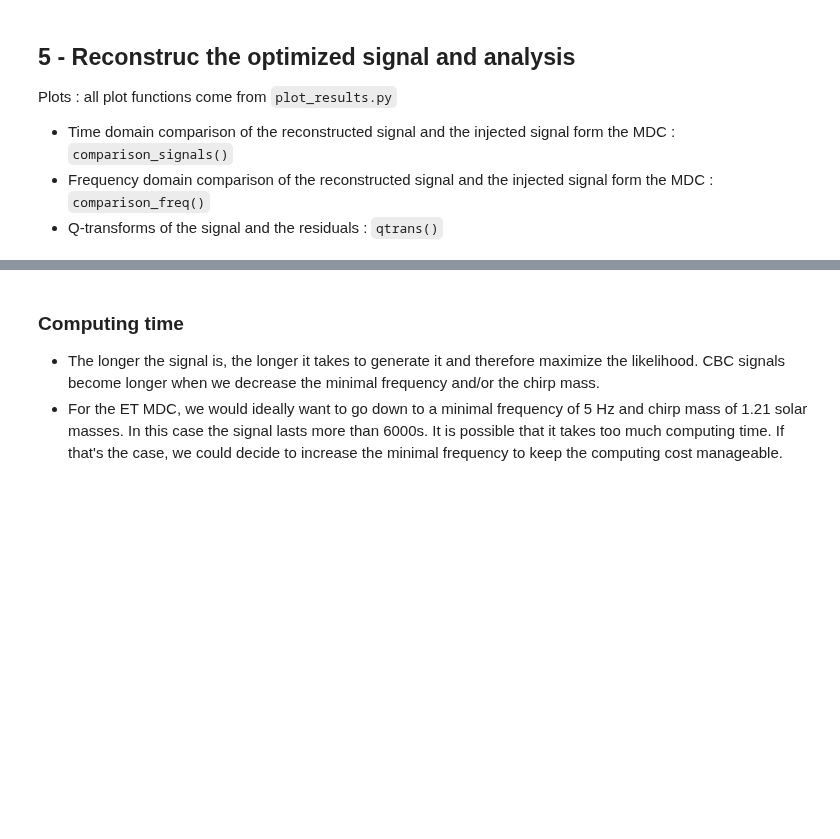
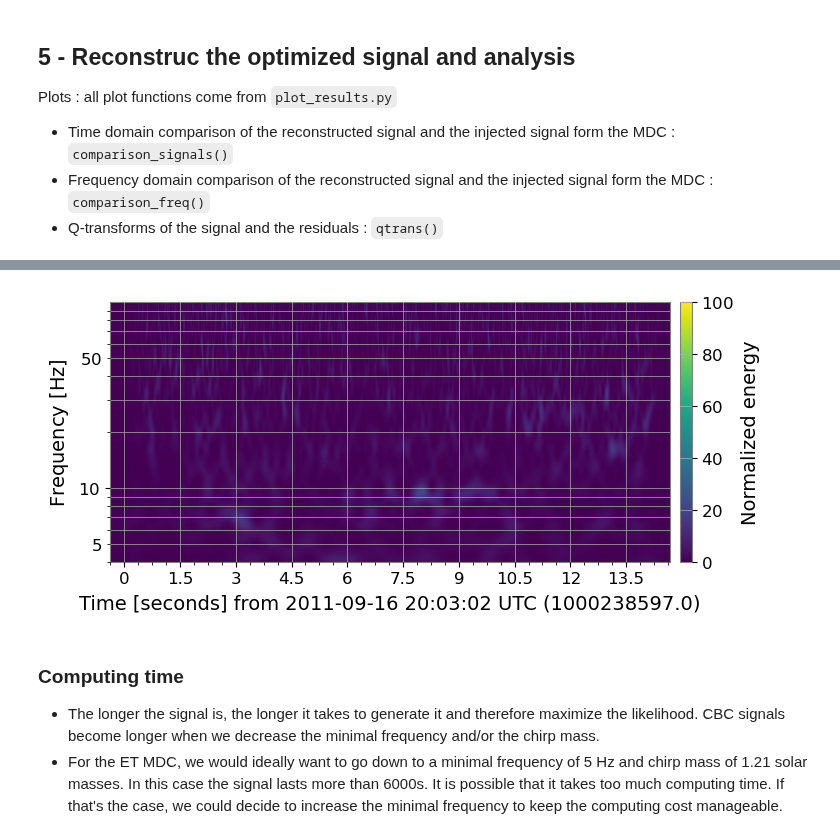
Before and after one commit to Glorieux-Victor/Internship_Victor_CBC_ET, a Jupyter notebook: code_Adrian/MLE_pipeline/src/test_likelihood_modif.ipynb, the cells around one changed output, grey strips where cells are left out. Cells and saved outputs as stored; diff of their text form; code cells hidden in the pictures; blank space fills up the shorter version.

```diff
--- a/code_Adrian/MLE_pipeline/src/test_likelihood_modif.ipynb
+++ b/code_Adrian/MLE_pipeline/src/test_likelihood_modif.ipynb
@@ -300,6 +299,8 @@ qtrans_plot(tsgwpy_reel_cut['E1'],frange = (4, 100),qrange = (5, 30),colorbar_li
 # %%
 tsgwpy_res = pycbc_to_gwpy(residual)
-qtrans_plot(tsgwpy_res['E2'],frange = (4, 100),qrange = (5, 30),colorbar_limits = {'inf' : 0, 'sup' : 1000})
+qtrans_plot(tsgwpy_res['E1'],frange = (4, 100),qrange = (5, 30),colorbar_limits = {'inf' : 0, 'sup' : 100})
+# %% [output]
+[figure, added]
 # %% [markdown]
 ### Computing time
 
```
Also changed, not shown: parts of 9 cells of this notebook, 14 other files.
